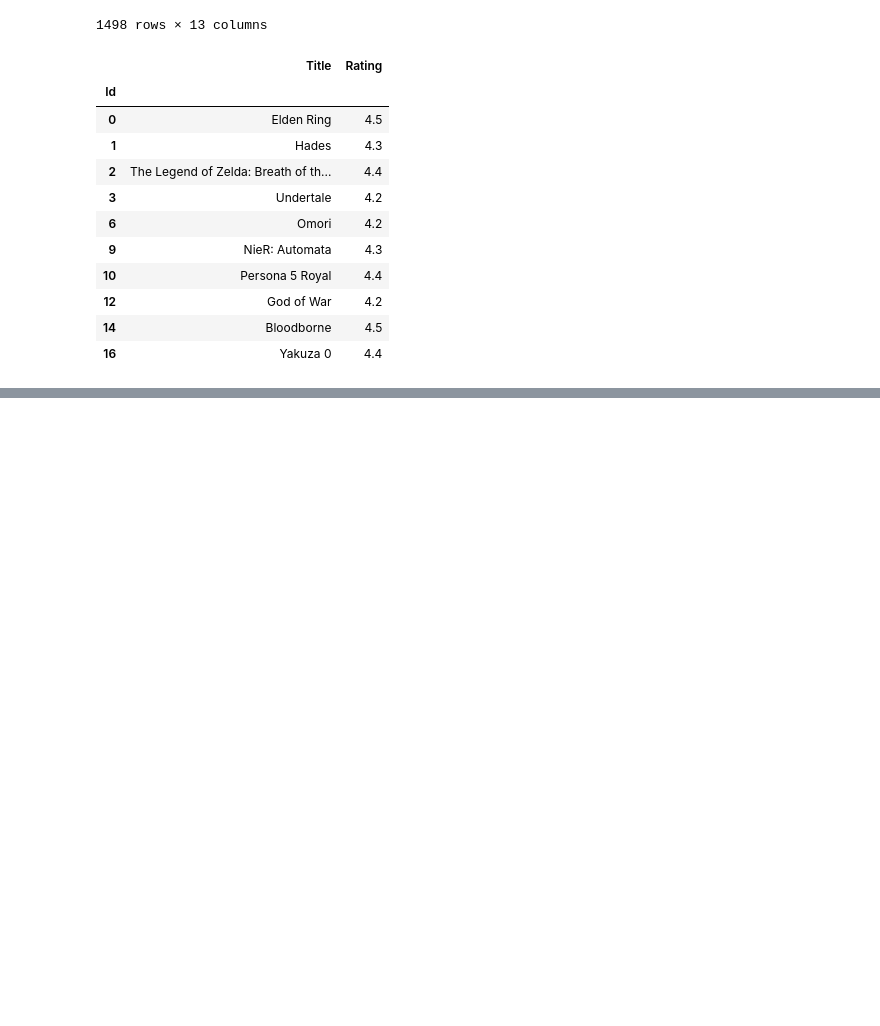
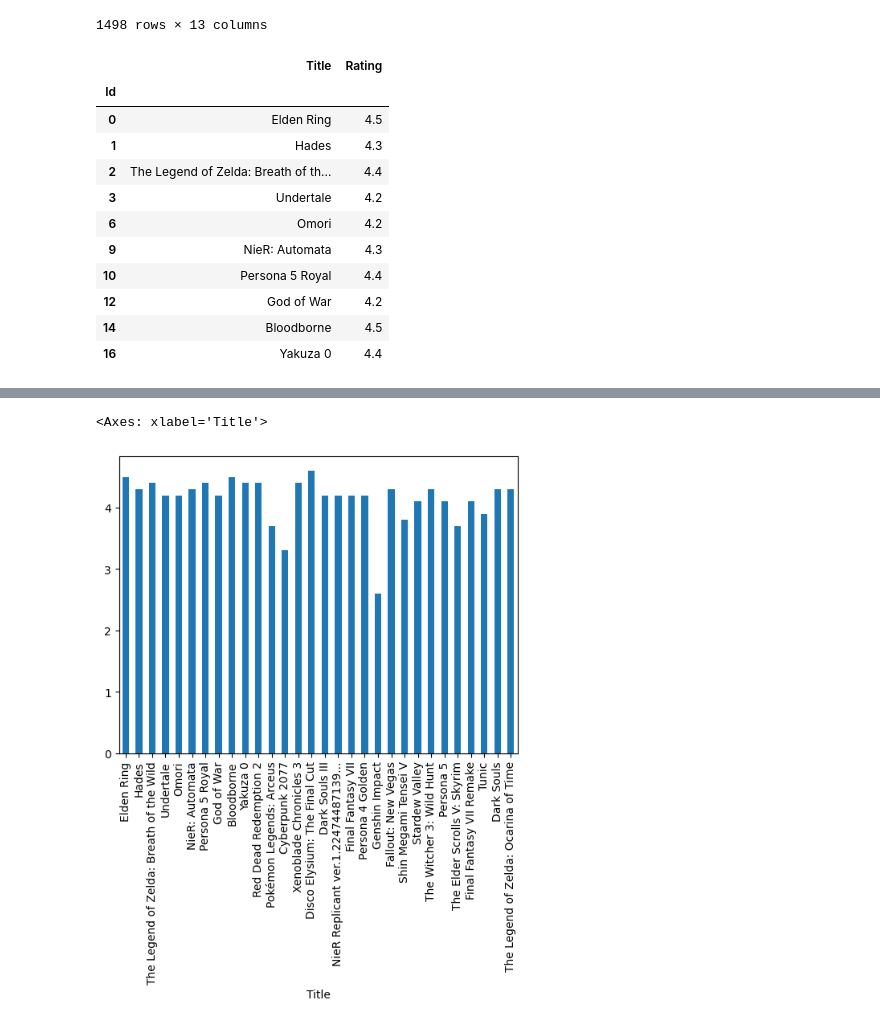
Before and after one commit to Nekroz44/semestre-i-python, a Jupyter notebook: Jupyter/04-pandas.ipynb, the cells around one changed output, grey strips where cells are left out. Drawn from its saved outputs; the diff is of its cells as text; code cells hidden in the pictures; blank space fills up the shorter version.

```diff
--- a/Jupyter/04-pandas.ipynb
+++ b/Jupyter/04-pandas.ipynb
@@ -129,0 +181,9 @@ nombresRPG.head(10)
+# %%
+#Mostrando los primeros 30 videojuegos rating con su título correspondiente
+
+datasetRPG = nombresRPG.head(30)
+datasetRPG.set_index('Title', inplace=True) #Estableciendo la columna "Title", como indíce
+datasetRPG['Rating'].plot(x=None, kind = 'bar') #Utilizar el índice con el eje x
+# %% [output]
+<Axes: xlabel='Title'>
+[figure, added]
```
Also changed, not shown: parts of 24 cells of this notebook, 12 other files.
